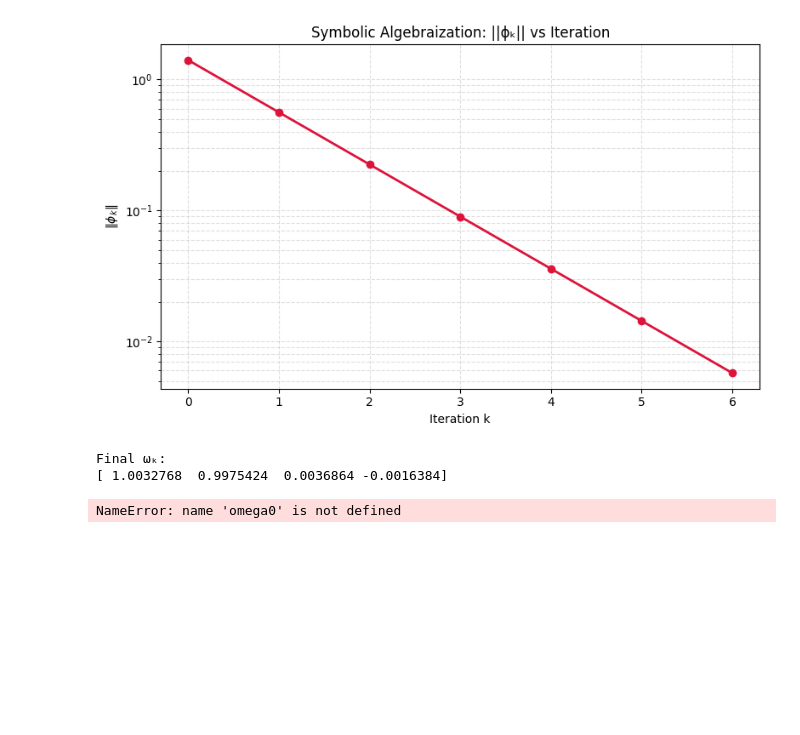
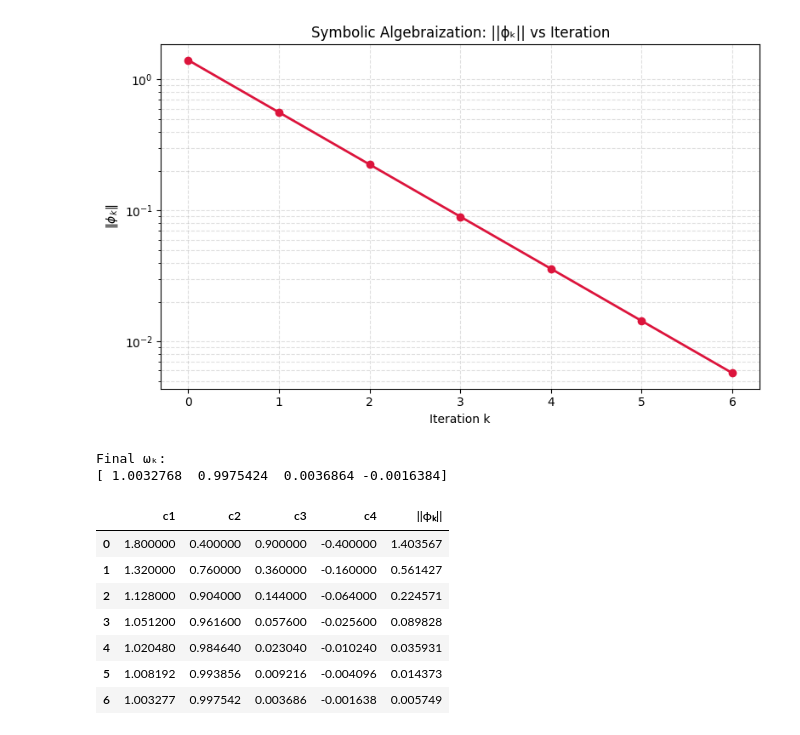
Before and after one commit to ducklifemedia/symbolic-hodge-algebraization, a Jupyter notebook: notebooks/symbolic_iteration_engine.ipynb, the cells around one changed output. Drawn from its saved outputs; the diff is of its cells as text; code cells hidden in the pictures; blank space fills up the shorter version.

```diff
--- a/notebooks/symbolic_iteration_engine.ipynb
+++ b/notebooks/symbolic_iteration_engine.ipynb
@@ -24,32 +24,40 @@ num_iterations = 7
 decay_factor = 0.4
 
 ### --- SYMBOLIC ITERATION --- ###
 omega_sequence = []
 phi_sequence = []
 phi_norms = []
 
 for k in range(num_iterations):
     phi_k = decay_factor**k * phi0
     omega_k = omega_alg + phi_k
     phi_norms.append(np.linalg.norm(phi_k))
     omega_sequence.append(omega_k.copy())
     phi_sequence.append(phi_k.copy())
 
 ### --- OUTPUT --- ###
 
 plot_phi_decay(phi_norms, title="Symbolic Algebraization: ||ϕₖ|| vs Iteration")
 
 # Optional: Show the final ωₖ and convergence report
 print("Final ωₖ:")
 print(omega_sequence[-1])
 
 import pandas as pd
-df = pd.DataFrame(omega_sequence, columns=[f"c{i+1}" for i in range(len(omega0))])
+num_components = len(omega_sequence[0])
+df = pd.DataFrame(omega_sequence, columns=[f"c{i+1}" for i in range(num_components)])
 df["||ϕₖ||"] = phi_norms
 
 df
 # %% [output]
 [figure]
 Final ωₖ:
 [ 1.0032768  0.9975424  0.0036864 -0.0016384]
-NameError: name 'omega0' is not defined
+|  | c1 | c2 | c3 | c4 | ||ϕₖ|| |
+| 0 | 1.800000 | 0.400000 | 0.900000 | -0.400000 | 1.403567 |
+| 1 | 1.320000 | 0.760000 | 0.360000 | -0.160000 | 0.561427 |
+| 2 | 1.128000 | 0.904000 | 0.144000 | -0.064000 | 0.224571 |
+| 3 | 1.051200 | 0.961600 | 0.057600 | -0.025600 | 0.089828 |
+| 4 | 1.020480 | 0.984640 | 0.023040 | -0.010240 | 0.035931 |
+| 5 | 1.008192 | 0.993856 | 0.009216 | -0.004096 | 0.014373 |
+| 6 | 1.003277 | 0.997542 | 0.003686 | -0.001638 | 0.005749 |
```
